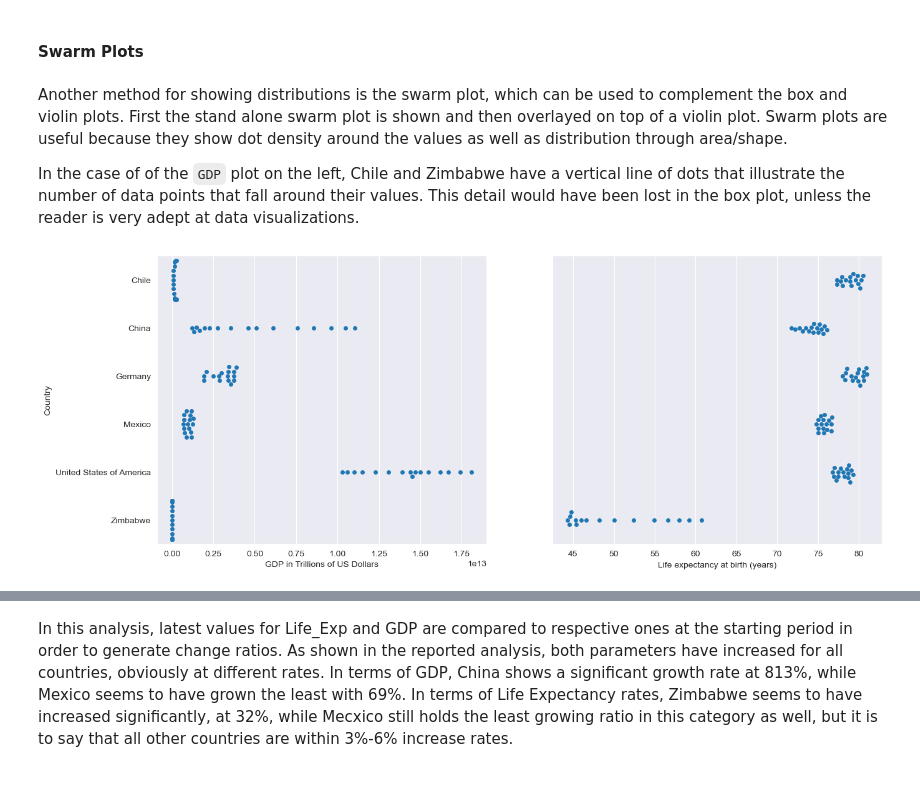
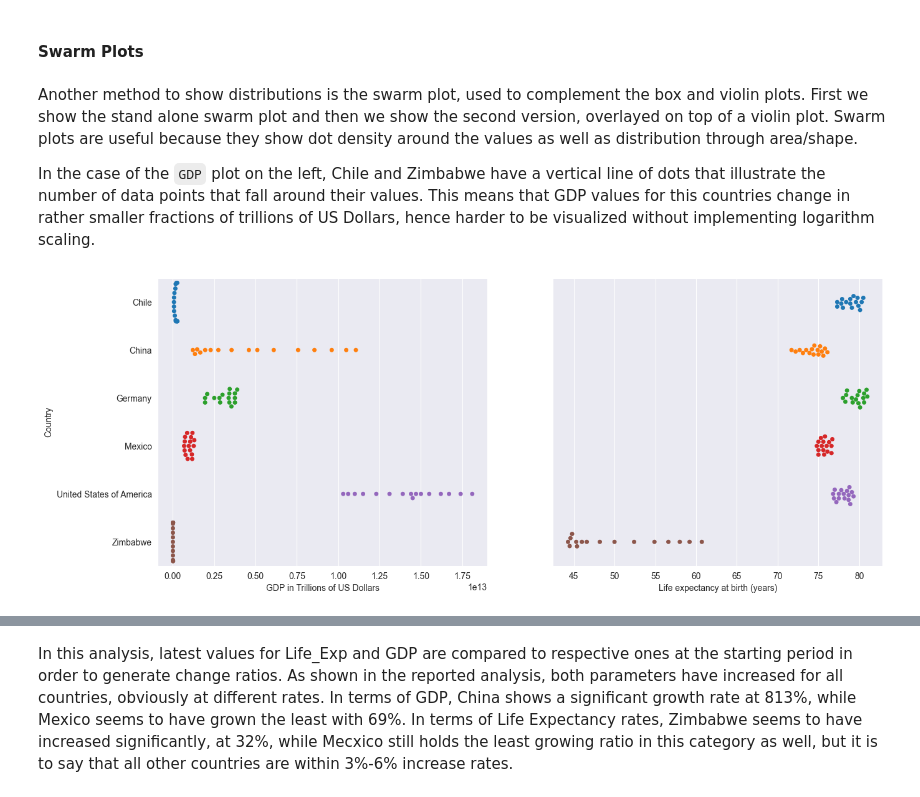
Before and after one commit to dorinMaraku/Life-Expectancy-and-GDP-Starter, a Jupyter notebook: life_expectancy_gdp.ipynb, the cells around one changed output, grey strips where cells are left out. Drawn from its saved outputs; the diff is of its cells as text; code cells hidden in the pictures.

```diff
--- a/life_expectancy_gdp.ipynb
+++ b/life_expectancy_gdp.ipynb
@@ -171,16 +170,16 @@ plt.close()
 # %% [markdown]
 #### Swarm Plots
 # %% [markdown]
-Another method for showing distributions is the swarm plot, which can be used to complement the box and violin plots. First the stand alone swarm plot is shown and then overlayed on top of a violin plot. Swarm plots are useful because they show dot density around the values as well as distribution through area/shape.
+Another method to show distributions is the swarm plot, used to complement the box and violin plots. First we show the stand alone swarm plot and then we show the second version, overlayed on top of a violin plot. Swarm plots are useful because they show dot density around the values as well as distribution through area/shape.
 
-In the case of of the `GDP` plot on the left, Chile and Zimbabwe have a vertical line of dots that illustrate the number of data points that fall around their values. This detail would have been lost in the box plot, unless the reader is very adept at data visualizations.
+In the case of the `GDP` plot on the left, Chile and Zimbabwe have a vertical line of dots that illustrate the number of data points that fall around their values. This means that GDP values for this countries change in rather smaller fractions of trillions of US Dollars, hence harder to be visualized without implementing logarithm scaling.
 # %%
 fig, axes = plt.subplots(1, 2, figsize=(15,6), sharey=True)
-axes[0] = sns.swarmplot(ax=axes[0], x=df.GDP, y=df.Country)
+axes[0] = sns.swarmplot(ax=axes[0], x=df.GDP, y=df.Country, hue=df.Country)
 axes[0].set_xlabel('GDP in Trillions of US Dollars')
-axes[1] = sns.swarmplot(ax=axes[1], x=df.Life_Exp, y=df.Country)
+axes[1] = sns.swarmplot(ax=axes[1], x=df.Life_Exp, y=df.Country, hue=df.Country)
 axes[1].set_xlabel('Life expectancy at birth (years)')
 plt.show()
-plt.close()
+plt.close();
 # %% [output]
-[figure, old version]
+[figure, new version]
```
Also changed, not shown: parts of 35 cells of this notebook.
